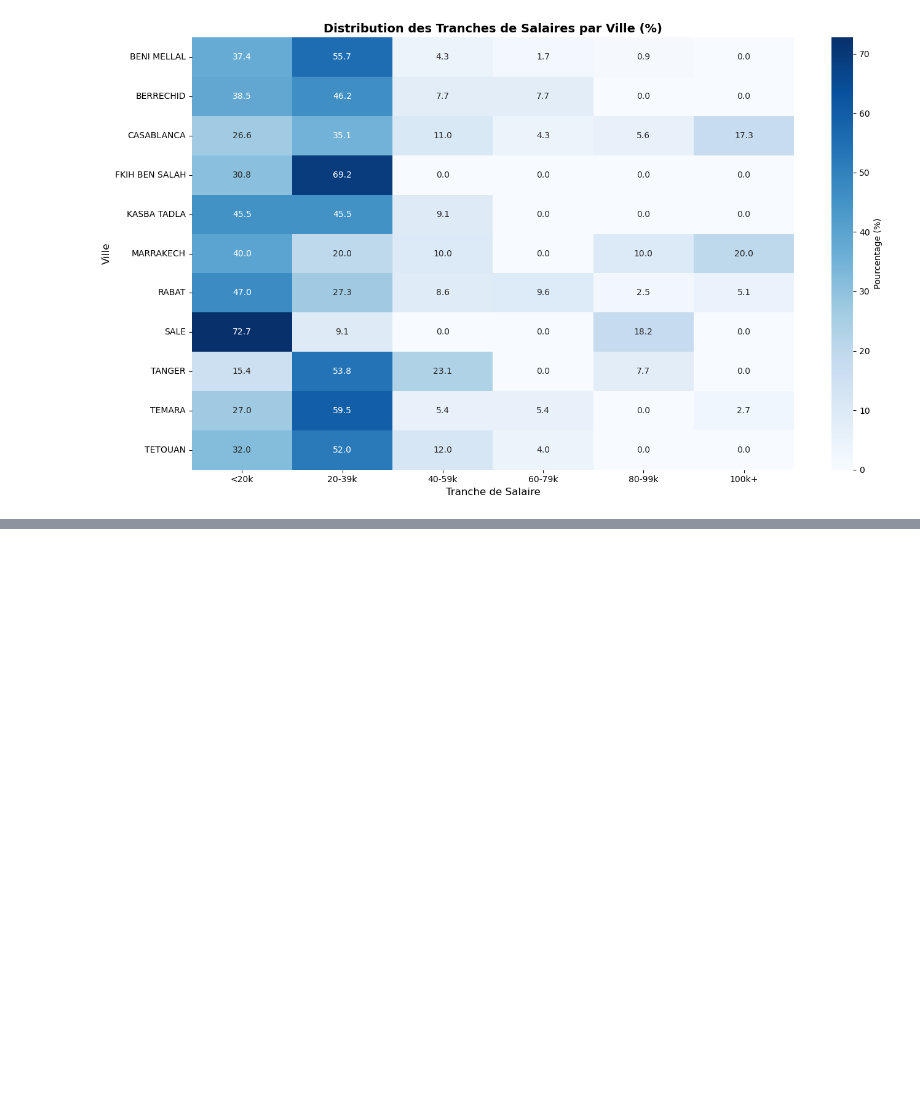
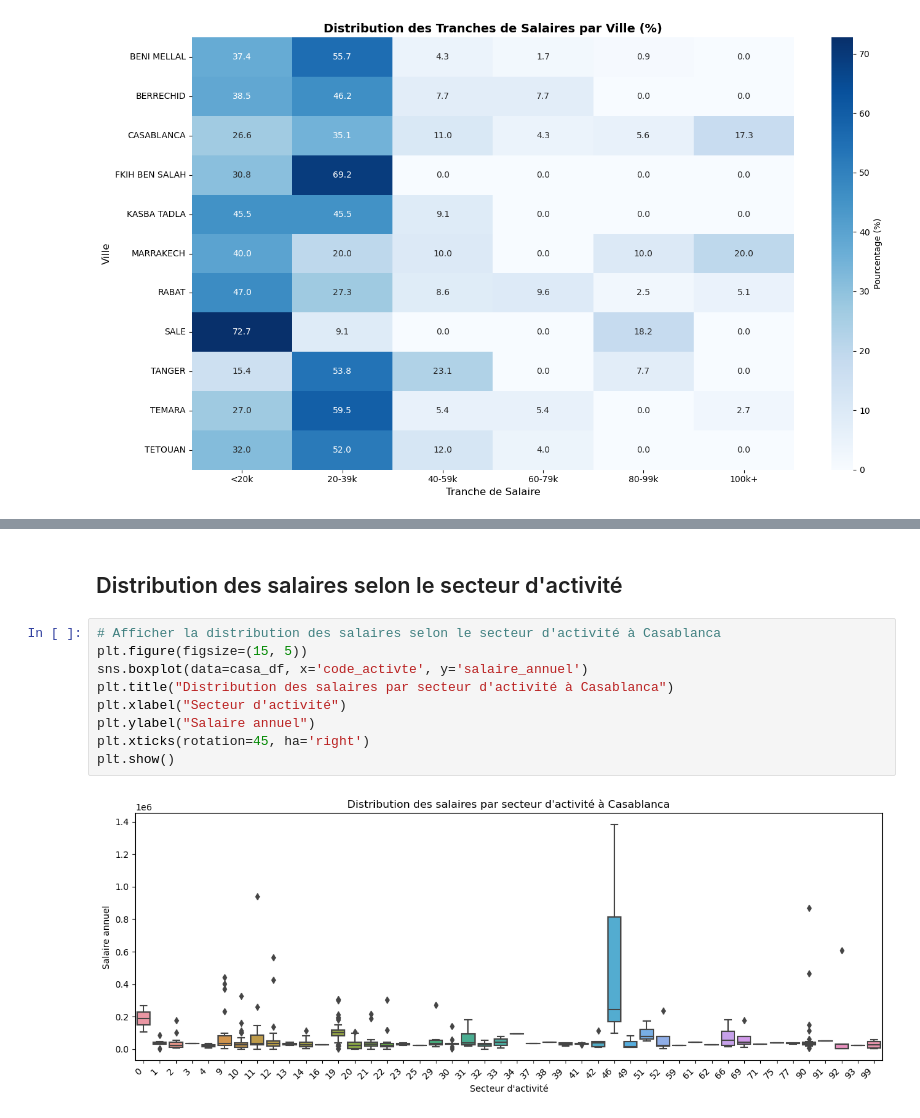
Before and after one commit to ayasqualli/proba1-tps, a Jupyter notebook: TP/tp.ipynb, the cells around one changed output, grey strips where cells are left out. Drawn from its saved outputs; the diff is of its cells as text; blank space fills up the shorter version.

```diff
--- a/TP/tp.ipynb
+++ b/TP/tp.ipynb
@@ -600,0 +693,13 @@ plt.show()
+# %% [markdown]
+## Distribution des salaires selon le secteur d'activité
+# %%
+# Afficher la distribution des salaires selon le secteur d'activité à Casablanca
+plt.figure(figsize=(15, 5))
+sns.boxplot(data=casa_df, x='code_activte', y='salaire_annuel')
+plt.title("Distribution des salaires par secteur d'activité à Casablanca")
+plt.xlabel("Secteur d'activité")
+plt.ylabel("Salaire annuel")
+plt.xticks(rotation=45, ha='right')
+plt.show()
+# %% [output]
+[figure, added]
```
Also changed, not shown: parts of 9 cells of this notebook.
